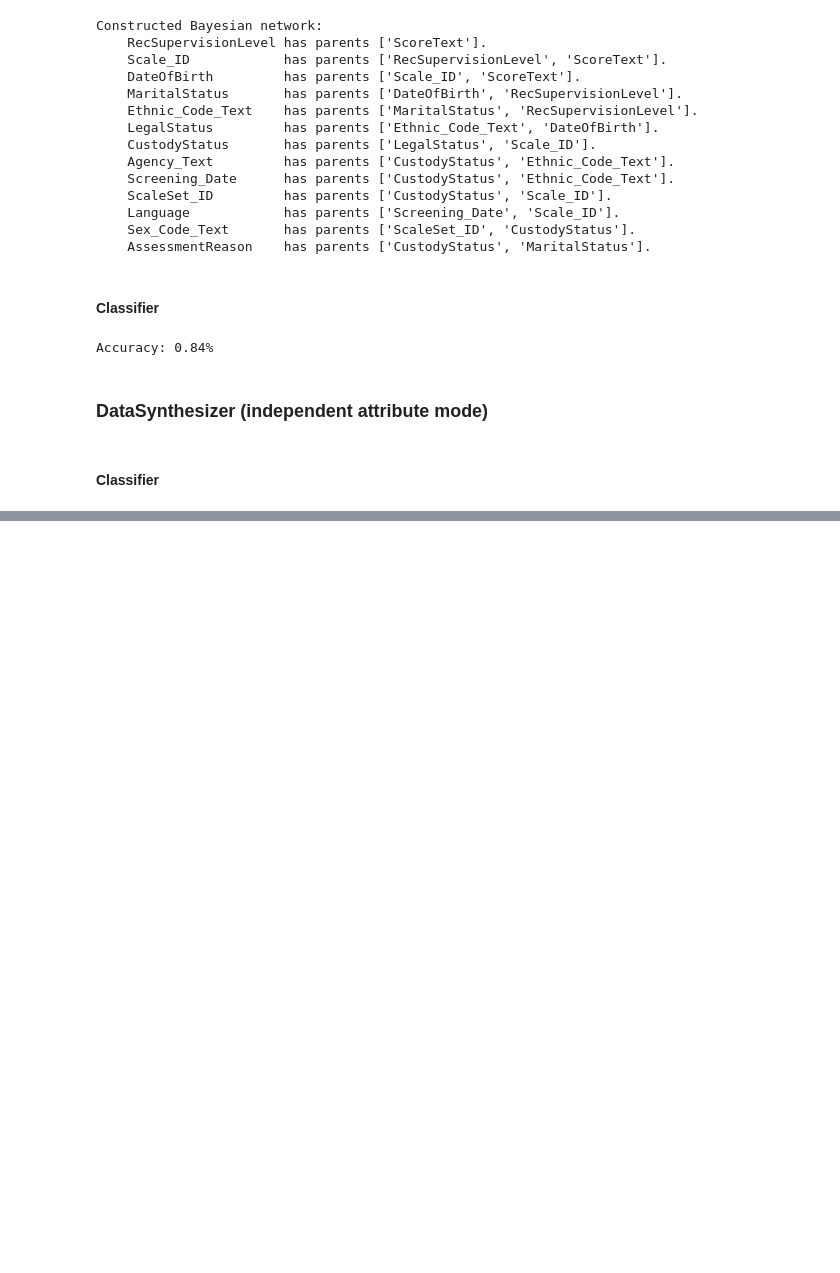
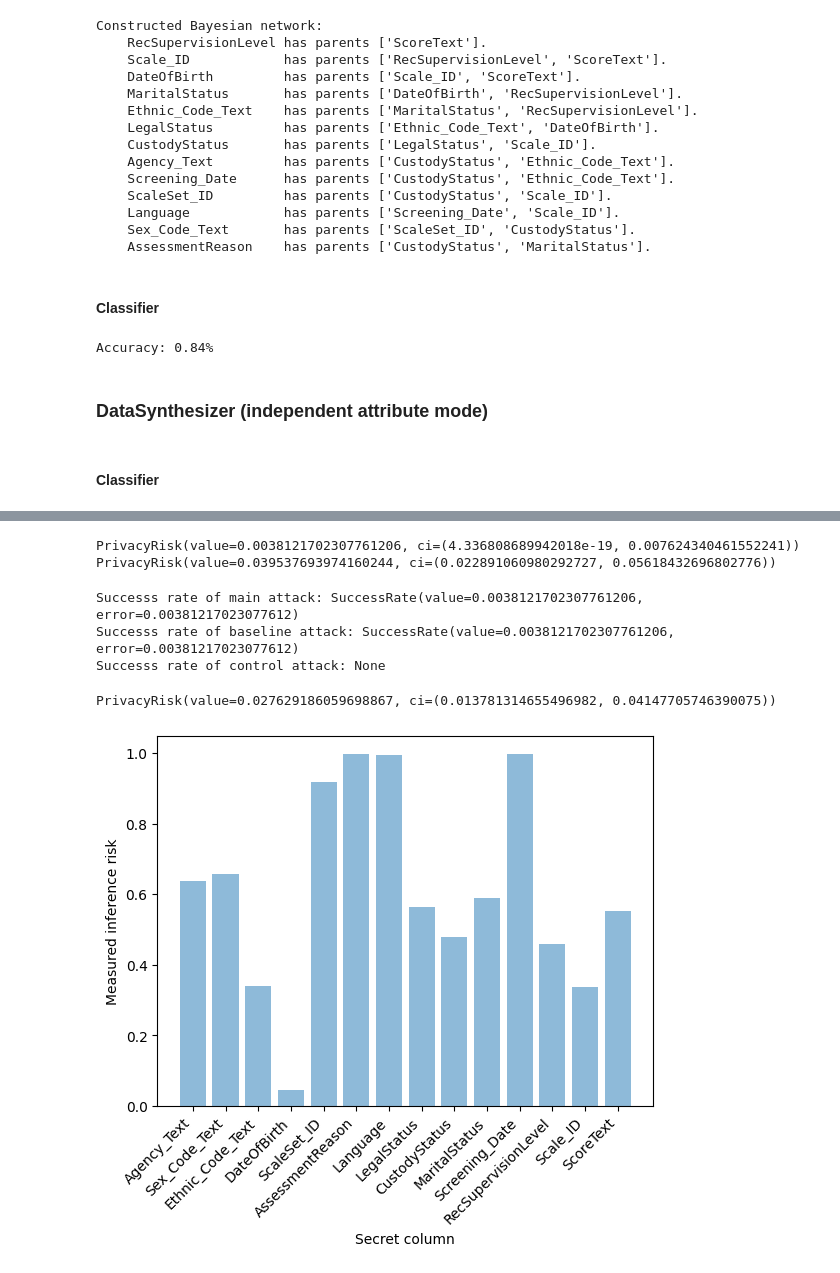
Before and after one commit to mkleinegger/data-synthesizer-evaluation, a Jupyter notebook: assignment1.ipynb, the cells around one changed output, grey strips where cells are left out. Drawn from its saved outputs; the diff is of its cells as text; code cells hidden in the pictures; blank space fills up the shorter version.

```diff
--- a/assignment1.ipynb
+++ b/assignment1.ipynb
@@ -385,0 +424,79 @@ Feature names unseen at fit time:
+# %%
+evaluator = SinglingOutEvaluator(ori=df_train,
+                                 syn=synthetic_data_gc,
+                                 n_attacks=500,
+                                 n_cols=len(df_train.columns))
+
+try:
+    evaluator.evaluate(mode='univariate')
+    risk = evaluator.risk()
+    print(risk)
+
+    evaluator.evaluate(mode='multivariate')
+    risk = evaluator.risk()
+    print(risk)
+
+except RuntimeError as ex:
+    print(f"Singling out evaluation failed with {ex}. Please re-run this cell."
+          "For more stable results increase `n_attacks`. Note that this will "
+          "make the evaluation slower.")
+# %% [output]
+PrivacyRisk(value=0.0038121702307761206, ci=(4.336808689942018e-19, 0.007624340461552241))
+PrivacyRisk(value=0.039537693974160244, ci=(0.022891060980292727, 0.05618432696802776))
+# %%
+res = evaluator.results()
+
+print("Successs rate of main attack:", res.attack_rate)
+print("Successs rate of baseline attack:", res.baseline_rate)
+print("Successs rate of control attack:", res.control_rate)
+# %% [output]
+Successs rate of main attack: SuccessRate(value=0.0038121702307761206, error=0.00381217023077612)
+Successs rate of baseline attack: SuccessRate(value=0.0038121702307761206, error=0.00381217023077612)
+Successs rate of control attack: None
+# %%
+evaluator = SinglingOutEvaluator(ori=df_train,
+                                 syn=synthetic_data,
+                                 n_attacks=500, # this attack takes longer
+                                 n_cols=len(df_train.columns))
+
+
+try:
+    evaluator.evaluate(mode='multivariate')
+    risk = evaluator.risk()
+    print(risk)
+
+except RuntimeError as ex:
+    print(f"Singling out evaluation failed with {ex}. Please re-run this cell."
+          "For more stable results increase `n_attacks`. Note that this will "
+          "make the evaluation slower.")
+# %% [output]
+PrivacyRisk(value=0.027629186059698867, ci=(0.013781314655496982, 0.04147705746390075))
+# %%
+columns = df_train.columns
+results = []
+
+for secret in columns:
+
+    aux_cols = [col for col in columns if col != secret]
+
+    evaluator = InferenceEvaluator(ori=df_train,
+                                   syn=synthetic_data,
+                                   aux_cols=aux_cols,
+                                   secret=secret,
+                                   n_attacks=1000)
+    evaluator.evaluate(n_jobs=-2)
+    results.append((secret, evaluator.results()))
+# %%
+import matplotlib.pyplot as plt
+fig, ax = plt.subplots()
+
+risks = [res[1].risk().value for res in results]
+columns = [res[0] for res in results]
+
+ax.bar(x=columns, height=risks, alpha=0.5, ecolor='black', capsize=10)
+
+plt.xticks(rotation=45, ha='right')
+ax.set_ylabel("Measured inference risk")
+_ = ax.set_xlabel("Secret column")
+# %% [output]
+[figure, added]
```
Also changed, not shown: parts of 34 cells of this notebook, 2 other files.
